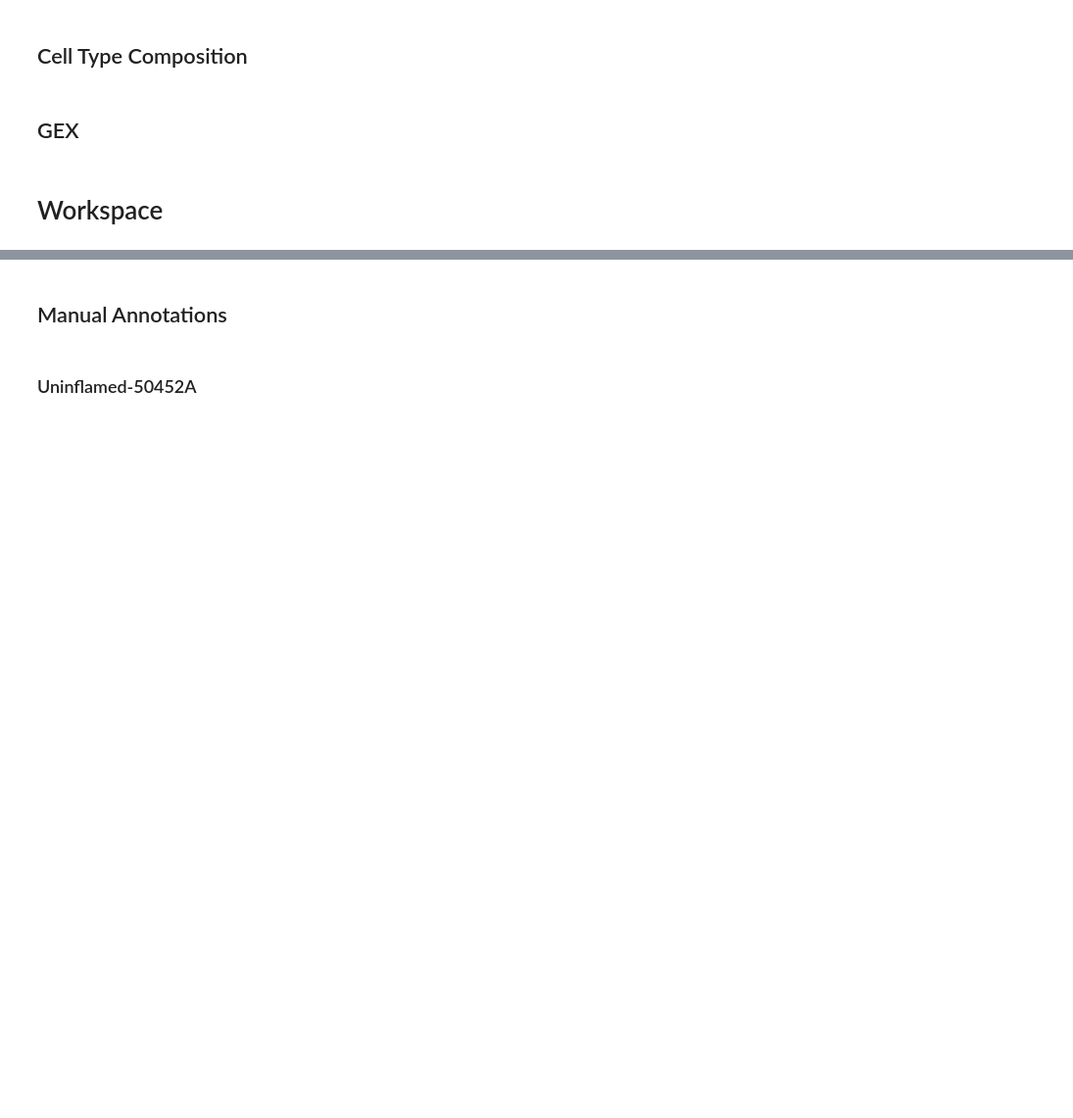
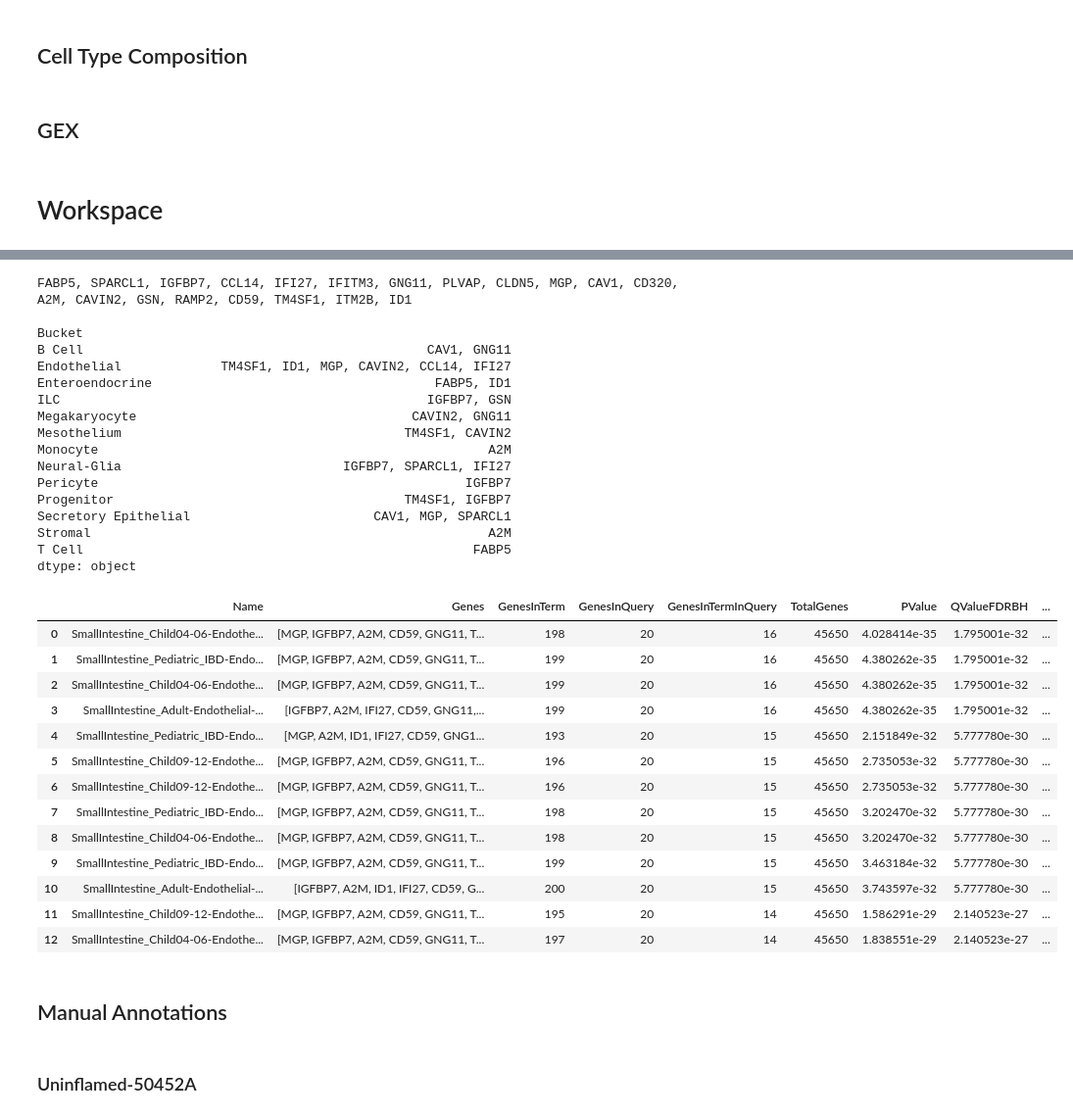
Before and after one commit to ChoBioLab/corescpy, a Jupyter notebook: examples/spatial_xenium_cho.ipynb, the cells around one changed output, grey strips where cells are left out. Shown at 98% size. Cells and saved outputs as stored; diff of their text form; code cells hidden in the pictures; blank space fills up the shorter version.

```diff
--- a/examples/spatial_xenium_cho.ipynb
+++ b/examples/spatial_xenium_cho.ipynb
@@ -587,0 +604,26 @@ sq.pl.var_by_distance(
+# %%
+mks = pd.read_csv("/mnt/cho_lab/disk2/jiayuzh/projects/perianal-cd/analysis"
+                  "/coreSC/output/output_2024-05-06_11.53.33/all_markers.csv",
+                  index_col=0).rename_axis("gene_ix").reset_index(
+                      ).set_index(["cluster", "gene"])
+srcs = ["Cells of the human intestinal tract mapped across space and time",
+        "Human Ileal Epithelial cells from Crohn’s Disease",
+        "Human Ileal Immune cells from Crohn’s Disease"]
+kwargs = dict(sources=srcs, max_results=10000,
+              name_pattern={srcs[0]: "SmallIntestine"})
+nta, ntg = 40, 20
+mmm = mks[mks.p_val_adj <= 1e-15]
+mmm = mmm[mmm.avg_log2FC >= 0.75]  # filter ~ LFC
+mmm = mmm.groupby("cluster").apply(lambda x: x.iloc[:min(x.shape[
+    0], ntg)]).reset_index(0, drop=True)  # only N top
+types = mmm.reset_index().cluster.unique()
+tgdf = pd.concat([cr.tl.get_topp_gene(
+    list(mmm.loc[x].index.values), **kwargs, verbose=False).drop(
+        "Source", axis=1).reset_index(0, drop=True).iloc[:nta]
+    for x in types], keys=types)  # ToppGene results
+# %%
+clus = 5
+mcm = mmm[(mmm["pct.1"] >= 0.5) & (mmm["pct.2"] <= 0.33)].loc[clus]
+ggg = list(mcm.iloc[:30].index)
+print(", ".join(ggg), "\n")
+mcm
@@ -588,3 +645,42 @@ sq.pl.var_by_distance(
+# %%
+ggg = list(mmm.loc[clus].iloc[:30].index)
+print(", ".join(ggg), "\n")
+print(assign.loc[assign.index.intersection(ggg)].rename_axis(
+    "gene").reset_index().groupby("group").apply(
+        lambda x: ", ".join(x.gene.unique())))
+tgdf.loc[clus]
+# %% [output]
+FABP5, SPARCL1, IGFBP7, CCL14, IFI27, IFITM3, GNG11, PLVAP, CLDN5, MGP, CAV1, CD320, A2M, CAVIN2, GSN, RAMP2, CD59, TM4SF1, ITM2B, ID1
+
+Bucket
+B Cell                                             CAV1, GNG11
+Endothelial             TM4SF1, ID1, MGP, CAVIN2, CCL14, IFI27
+Enteroendocrine                                     FABP5, ID1
+ILC                                                IGFBP7, GSN
+Megakaryocyte                                    CAVIN2, GNG11
+Mesothelium                                     TM4SF1, CAVIN2
+Monocyte                                                   A2M
+Neural-Glia                             IGFBP7, SPARCL1, IFI27
+Pericyte                                                IGFBP7
+Progenitor                                      TM4SF1, IGFBP7
+Secretory Epithelial                        CAV1, MGP, SPARCL1
+Stromal                                                    A2M
+T Cell                                                   FABP5
+dtype: object
+|  | Name | Genes | GenesInTerm | GenesInQuery | GenesInTermInQuery | TotalGenes | PValue | QValueFDRBH | ... |
+| 0 | SmallIntestine_Child04-06-Endothe... | [MGP, IGFBP7, A2M, CD59, GNG11, T... | 198 | 20 | 16 | 45650 | 4.028414e-35 | 1.795001e-32 | ... |
+| 1 | SmallIntestine_Pediatric_IBD-Endo... | [MGP, IGFBP7, A2M, CD59, GNG11, T... | 199 | 20 | 16 | 45650 | 4.380262e-35 | 1.795001e-32 | ... |
+| 2 | SmallIntestine_Child04-06-Endothe... | [MGP, IGFBP7, A2M, CD59, GNG11, T... | 199 | 20 | 16 | 45650 | 4.380262e-35 | 1.795001e-32 | ... |
+| 3 | SmallIntestine_Adult-Endothelial-... | [IGFBP7, A2M, IFI27, CD59, GNG11,... | 199 | 20 | 16 | 45650 | 4.380262e-35 | 1.795001e-32 | ... |
+| 4 | SmallIntestine_Pediatric_IBD-Endo... | [MGP, A2M, ID1, IFI27, CD59, GNG1... | 193 | 20 | 15 | 45650 | 2.151849e-32 | 5.777780e-30 | ... |
+| 5 | SmallIntestine_Child09-12-Endothe... | [MGP, IGFBP7, A2M, CD59, GNG11, T... | 196 | 20 | 15 | 45650 | 2.735053e-32 | 5.777780e-30 | ... |
+| 6 | SmallIntestine_Child09-12-Endothe... | [MGP, IGFBP7, A2M, CD59, GNG11, T... | 196 | 20 | 15 | 45650 | 2.735053e-32 | 5.777780e-30 | ... |
+| 7 | SmallIntestine_Pediatric_IBD-Endo... | [MGP, IGFBP7, A2M, CD59, GNG11, T... | 198 | 20 | 15 | 45650 | 3.202470e-32 | 5.777780e-30 | ... |
+| 8 | SmallIntestine_Child04-06-Endothe... | [MGP, IGFBP7, A2M, CD59, GNG11, T... | 198 | 20 | 15 | 45650 | 3.202470e-32 | 5.777780e-30 | ... |
+| 9 | SmallIntestine_Pediatric_IBD-Endo... | [MGP, IGFBP7, A2M, CD59, GNG11, T... | 199 | 20 | 15 | 45650 | 3.463184e-32 | 5.777780e-30 | ... |
+| 10 | SmallIntestine_Adult-Endothelial-... | [IGFBP7, A2M, ID1, IFI27, CD59, G... | 200 | 20 | 15 | 45650 | 3.743597e-32 | 5.777780e-30 | ... |
+| 11 | SmallIntestine_Child09-12-Endothe... | [MGP, IGFBP7, A2M, CD59, GNG11, T... | 195 | 20 | 14 | 45650 | 1.586291e-29 | 2.140523e-27 | ... |
+| 12 | SmallIntestine_Child04-06-Endothe... | [MGP, IGFBP7, A2M, CD59, GNG11, T... | 197 | 20 | 14 | 45650 | 1.838551e-29 | 2.140523e-27 | ... |
 # %% [markdown]
 ## Manual Annotations
 # %% [markdown]
```
Also changed, not shown: parts of 3 cells of this notebook, 2 other files.
